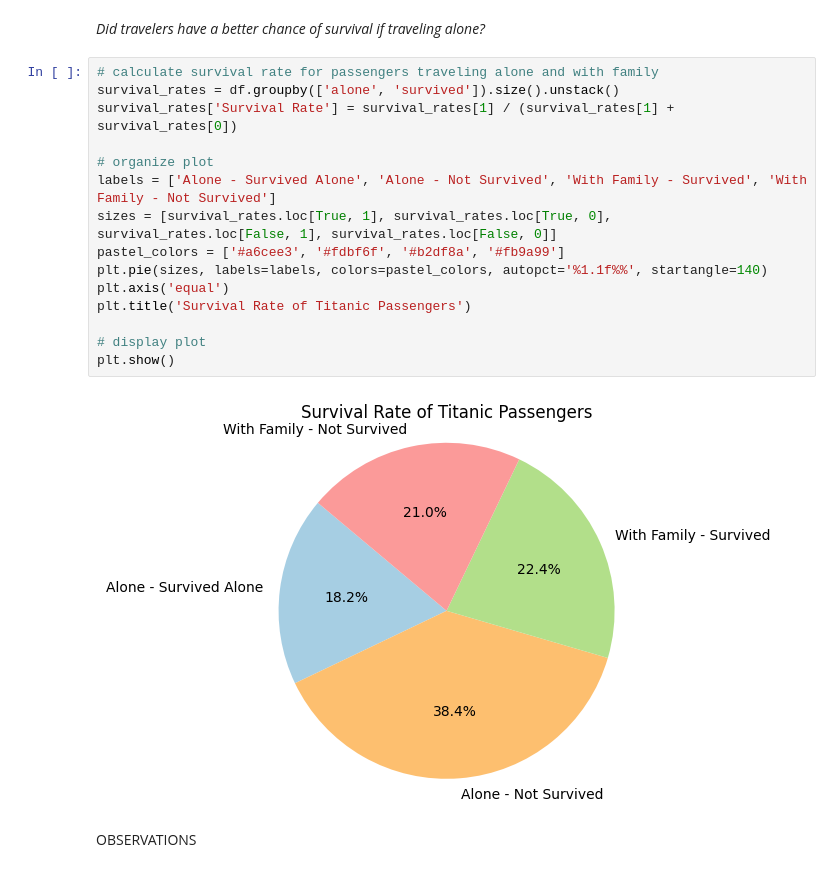
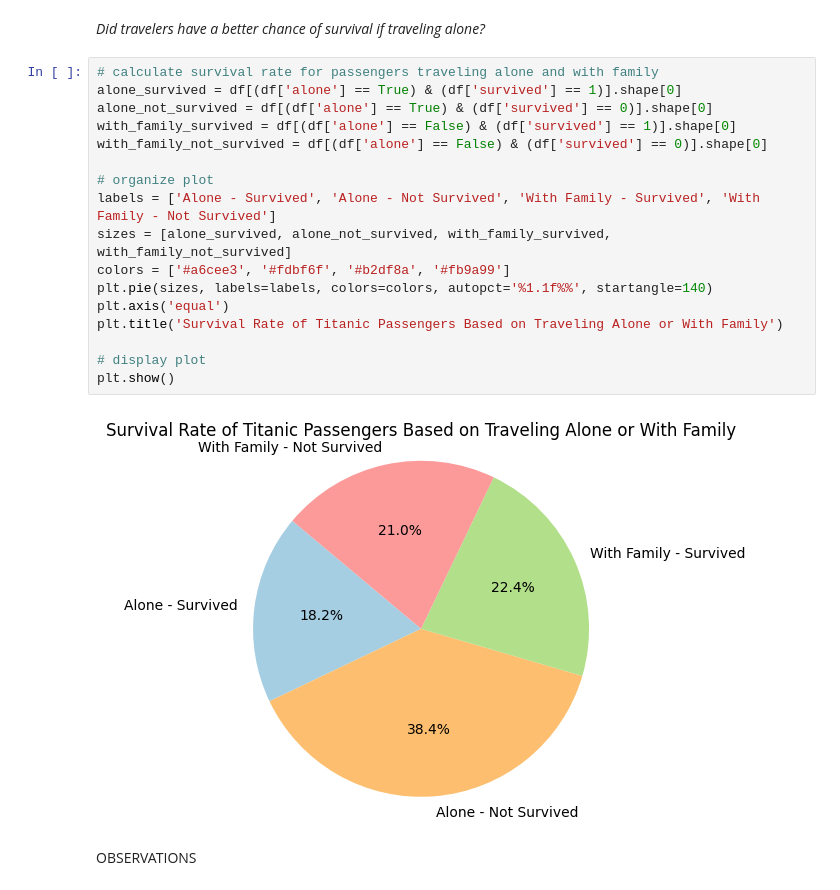
Before and after one commit to Karpoozi/datafun-06-eda, a Jupyter notebook: brookerichards_eda.ipynb, the cells around one changed output. Cells and saved outputs as stored; diff of their text form.

```diff
--- a/brookerichards_eda.ipynb
+++ b/brookerichards_eda.ipynb
@@ -210,21 +210,23 @@ OBSERVATIONS
 *Did travelers have a better chance of survival if traveling alone?*
 # %%
 # calculate survival rate for passengers traveling alone and with family
-survival_rates = df.groupby(['alone', 'survived']).size().unstack()
-survival_rates['Survival Rate'] = survival_rates[1] / (survival_rates[1] + survival_rates[0])
+alone_survived = df[(df['alone'] == True) & (df['survived'] == 1)].shape[0]
+alone_not_survived = df[(df['alone'] == True) & (df['survived'] == 0)].shape[0]
+with_family_survived = df[(df['alone'] == False) & (df['survived'] == 1)].shape[0]
+with_family_not_survived = df[(df['alone'] == False) & (df['survived'] == 0)].shape[0]
 
 # organize plot
-labels = ['Alone - Survived Alone', 'Alone - Not Survived', 'With Family - Survived', 'With Family - Not Survived']
-sizes = [survival_rates.loc[True, 1], survival_rates.loc[True, 0], survival_rates.loc[False, 1], survival_rates.loc[False, 0]]
-pastel_colors = ['#a6cee3', '#fdbf6f', '#b2df8a', '#fb9a99']
-plt.pie(sizes, labels=labels, colors=pastel_colors, autopct='%1.1f%%', startangle=140)
+labels = ['Alone - Survived', 'Alone - Not Survived', 'With Family - Survived', 'With Family - Not Survived']
+sizes = [alone_survived, alone_not_survived, with_family_survived, with_family_not_survived]
+colors = ['#a6cee3', '#fdbf6f', '#b2df8a', '#fb9a99']
+plt.pie(sizes, labels=labels, colors=colors, autopct='%1.1f%%', startangle=140)
 plt.axis('equal')
-plt.title('Survival Rate of Titanic Passengers')
+plt.title('Survival Rate of Titanic Passengers Based on Traveling Alone or With Family')
 
 # display plot
 plt.show()
 # %% [output]
-[figure, old version]
+[figure, new version]
 # %% [markdown]
 OBSERVATIONS
 # %% [markdown]
```
